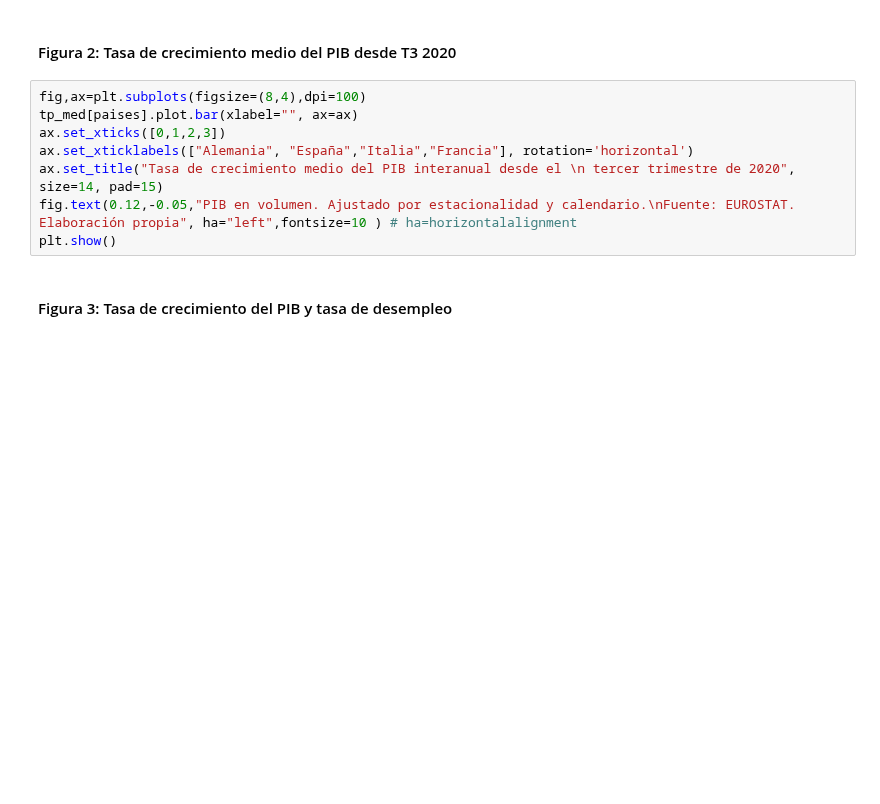
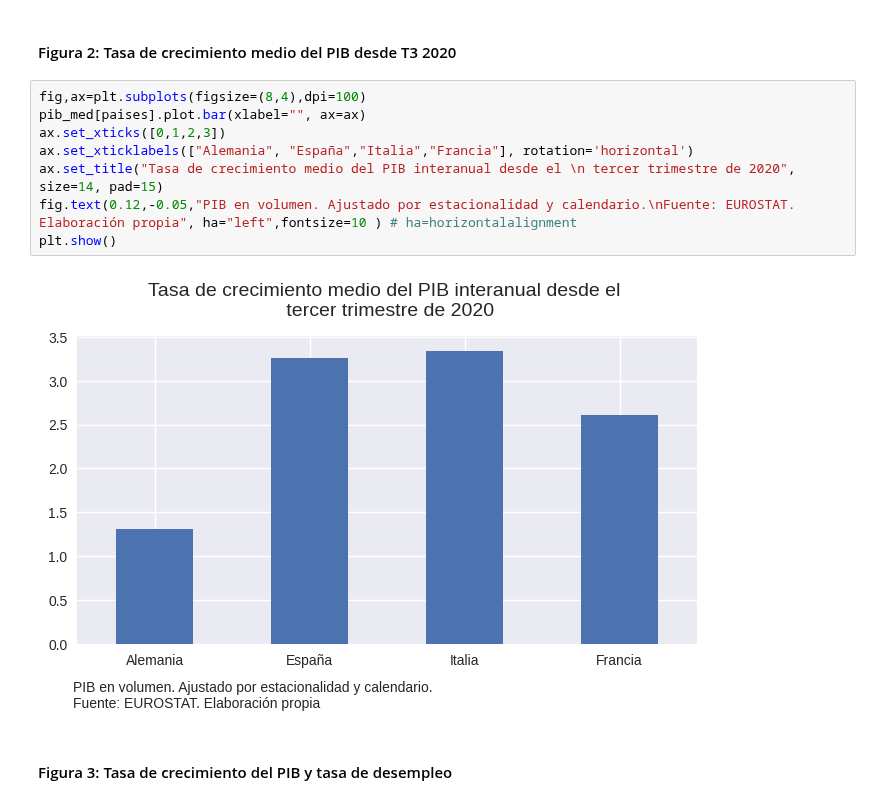
Before and after one commit to otoperalias/Coyuntura, a Jupyter notebook: clases/Tema2_Visualizacion.ipynb, the cells around one changed output. Cells and saved outputs as stored; diff of their text form; blank space fills up the shorter version.

```diff
--- a/clases/Tema2_Visualizacion.ipynb
+++ b/clases/Tema2_Visualizacion.ipynb
@@ -201,12 +471,14 @@ plt.show()
 #### Figura 2: Tasa de crecimiento medio del PIB desde T3 2020
 # %%
 fig,ax=plt.subplots(figsize=(8,4),dpi=100)
-tp_med[paises].plot.bar(xlabel="", ax=ax)
+pib_med[paises].plot.bar(xlabel="", ax=ax)
 ax.set_xticks([0,1,2,3])
 ax.set_xticklabels(["Alemania", "España","Italia","Francia"], rotation='horizontal')
 ax.set_title("Tasa de crecimiento medio del PIB interanual desde el \n tercer trimestre de 2020", size=14, pad=15)
 fig.text(0.12,-0.05,"PIB en volumen. Ajustado por estacionalidad y calendario.\nFuente: EUROSTAT. Elaboración propia", ha="left",fontsize=10 ) # ha=horizontalalignment
 plt.show()
+# %% [output]
+[figure, added]
 # %% [markdown]
 #### Figura 3: Tasa de crecimiento del PIB y tasa de desempleo
 # %%
```
Also changed, not shown: parts of 23 cells of this notebook.
